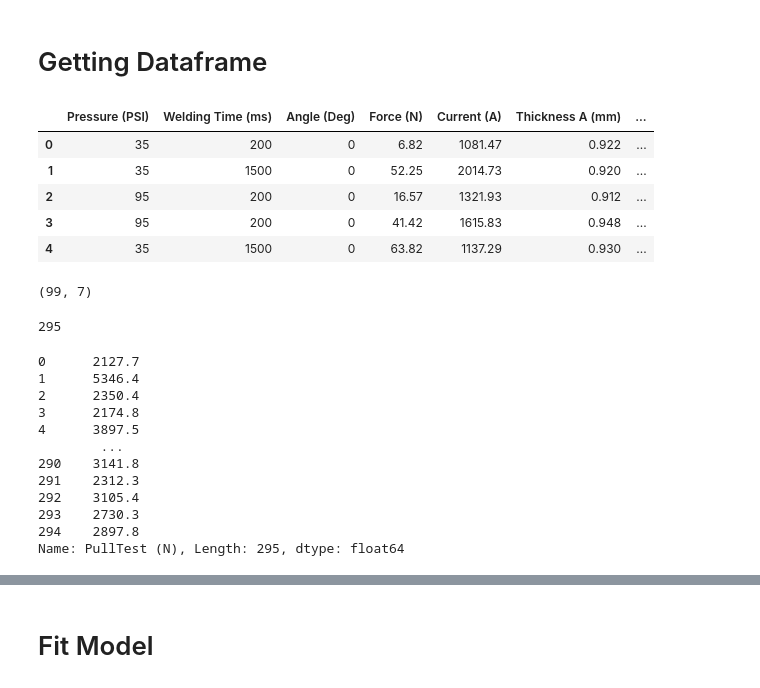
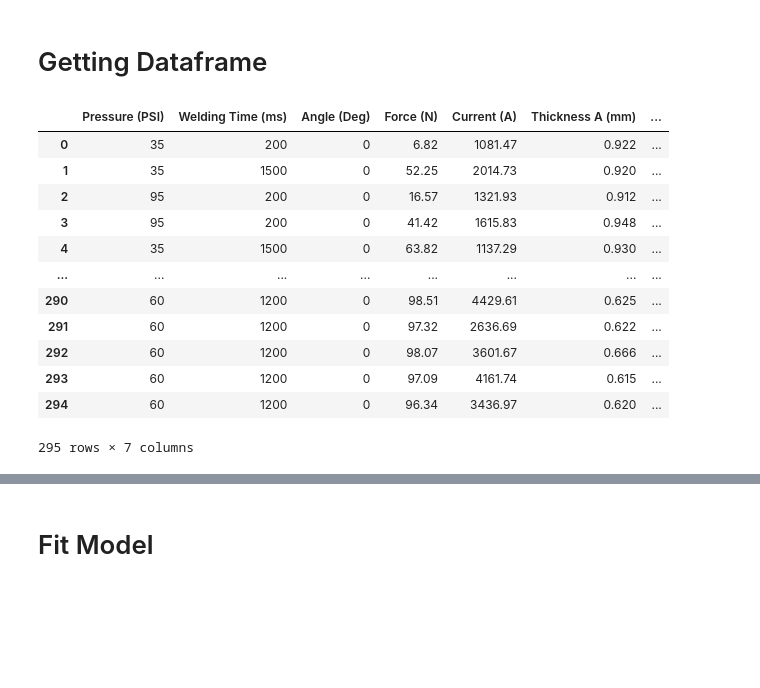
Before and after one commit to SamuelRusch/tabpfn-industrial-eval, a Jupyter notebook: 1_Regular_Training.ipynb, the cells around one changed output, grey strips where cells are left out. Saved outputs shown, nothing was run; the diff lists cells and outputs as text; code cells hidden in the pictures; blank space fills up the shorter version.

```diff
--- a/1_Regular_Training.ipynb
+++ b/1_Regular_Training.ipynb
@@ -38,11 +39,18 @@ x_dev, y_dev = get_features_and_target(dev_df, target_column)
 #x_train = sc.fit_transform(X=x_train)
 #x_dev = sc.transform(x_dev)
 # %%
-x_train.head()
+x_train
 # %% [output]
 |  | Pressure (PSI) | Welding Time (ms) | Angle (Deg) | Force (N) | Current (A) | Thickness A (mm) | ... |
 | 0 | 35 | 200 | 0 | 6.82 | 1081.47 | 0.922 | ... |
 | 1 | 35 | 1500 | 0 | 52.25 | 2014.73 | 0.920 | ... |
 | 2 | 95 | 200 | 0 | 16.57 | 1321.93 | 0.912 | ... |
 | 3 | 95 | 200 | 0 | 41.42 | 1615.83 | 0.948 | ... |
 | 4 | 35 | 1500 | 0 | 63.82 | 1137.29 | 0.930 | ... |
+| ... | ... | ... | ... | ... | ... | ... | ... |
+| 290 | 60 | 1200 | 0 | 98.51 | 4429.61 | 0.625 | ... |
+| 291 | 60 | 1200 | 0 | 97.32 | 2636.69 | 0.622 | ... |
+| 292 | 60 | 1200 | 0 | 98.07 | 3601.67 | 0.666 | ... |
+| 293 | 60 | 1200 | 0 | 97.09 | 4161.74 | 0.615 | ... |
+| 294 | 60 | 1200 | 0 | 96.34 | 3436.97 | 0.620 | ... |
+295 rows × 7 columns
@@ -51,23 +56,0 @@ df = pd.read_csv("data/Data_RSW.csv")
-# %%
-print(x_dev.shape)
-# %% [output]
-(99, 7)
-# %%
-print(len(x_train))
-# %% [output]
-295
-# %%
-print(y_train)
-# %% [output]
-0      2127.7
-1      5346.4
-2      2350.4
-3      2174.8
-4      3897.5
-        ...
-290    3141.8
-291    2312.3
-292    3105.4
-293    2730.3
-294    2897.8
-Name: PullTest (N), Length: 295, dtype: float64
```
Also changed, not shown: parts of 18 cells of this notebook, 7 other files.
